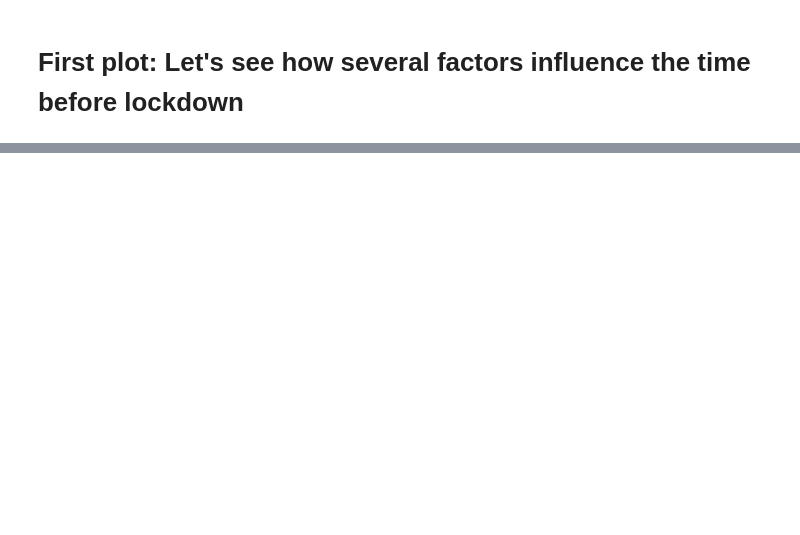
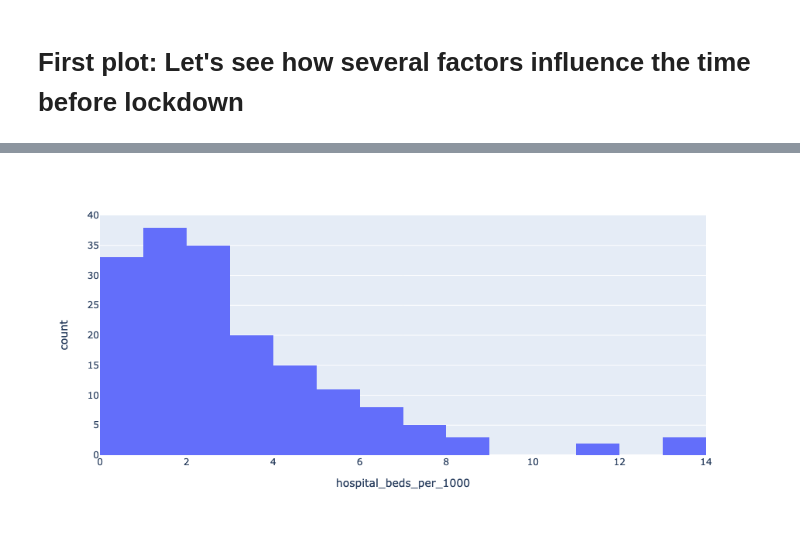
Before and after one commit to Sterris/viz_project, a Jupyter notebook: bubbleplots.ipynb, the cells around one changed output, grey strips where cells are left out. Saved outputs shown, nothing was run; the diff lists cells and outputs as text; code cells hidden in the pictures; blank space fills up the shorter version.

```diff
--- a/bubbleplots.ipynb
+++ b/bubbleplots.ipynb
@@ -206,0 +149,4 @@ ValueError:
+# %%
+px.histogram(data_frame=data_worldbank,x = 'hospital_beds_per_1000')
+# %% [output]
+[figure, added]
```
Also changed, not shown: parts of 9 cells of this notebook.
